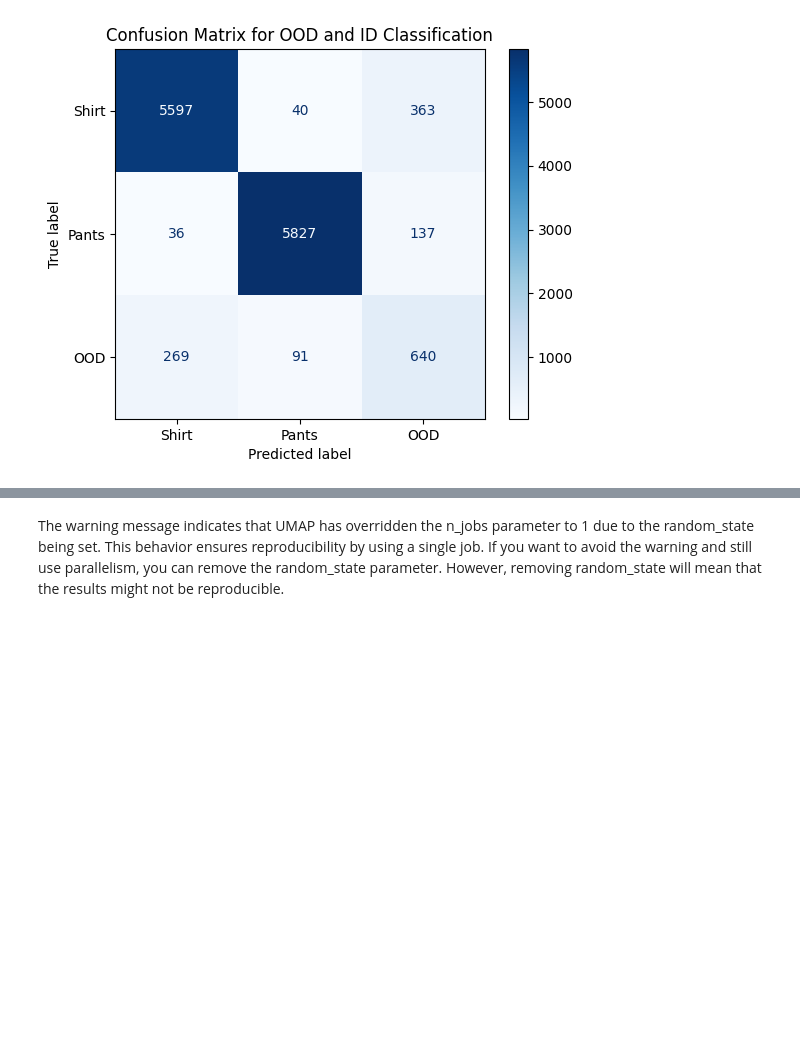
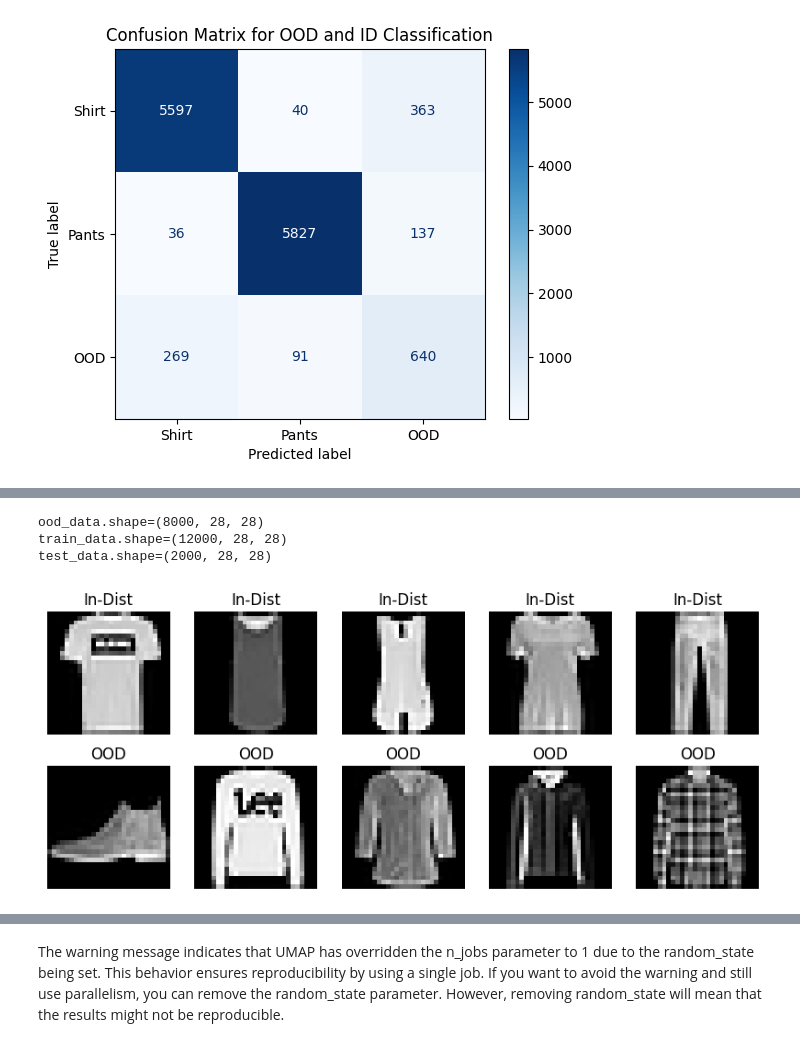
Before and after one commit to carpentries-incubator/fair-explainable-ml, a Jupyter notebook: code/7a-OOD-detection-output-based.ipynb, the cells around one changed output, grey strips where cells are left out. Saved outputs shown, nothing was run; the diff lists cells and outputs as text; code cells hidden in the pictures; blank space fills up the shorter version.

```diff
--- a/code/7a-OOD-detection-output-based.ipynb
+++ b/code/7a-OOD-detection-output-based.ipynb
@@ -595,0 +574,10 @@ Let's train a simple CNN model on the FashionMNIST dataset.
+# %%
+ood_data, train_data, test_data = prep_ID_OOD_datasests([0,1], list(range(2,10))) # use remaining 8 classes in dataset as OOD
+fig = plot_data_sample(train_data, ood_data)
+fig.savefig('../images/OOD-detection_image-data-preview.png', dpi=300, bbox_inches='tight')
+plt.show()
+# %% [output]
+ood_data.shape=(8000, 28, 28)
+train_data.shape=(12000, 28, 28)
+test_data.shape=(2000, 28, 28)
+[figure, added]
```
Also changed, not shown: parts of 22 cells of this notebook, 3 other files.
